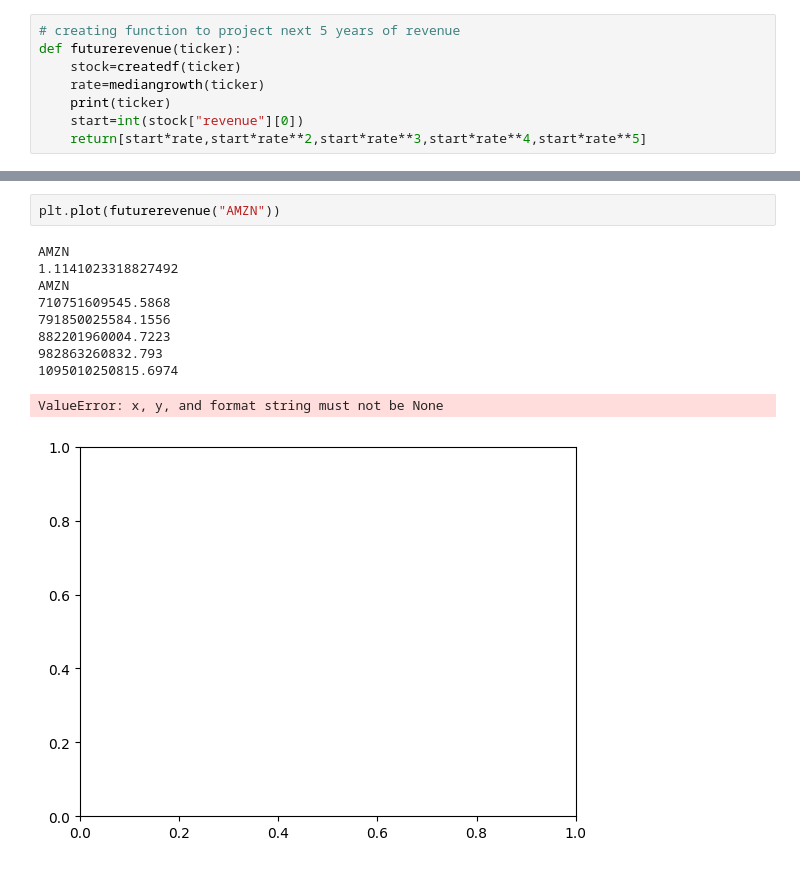
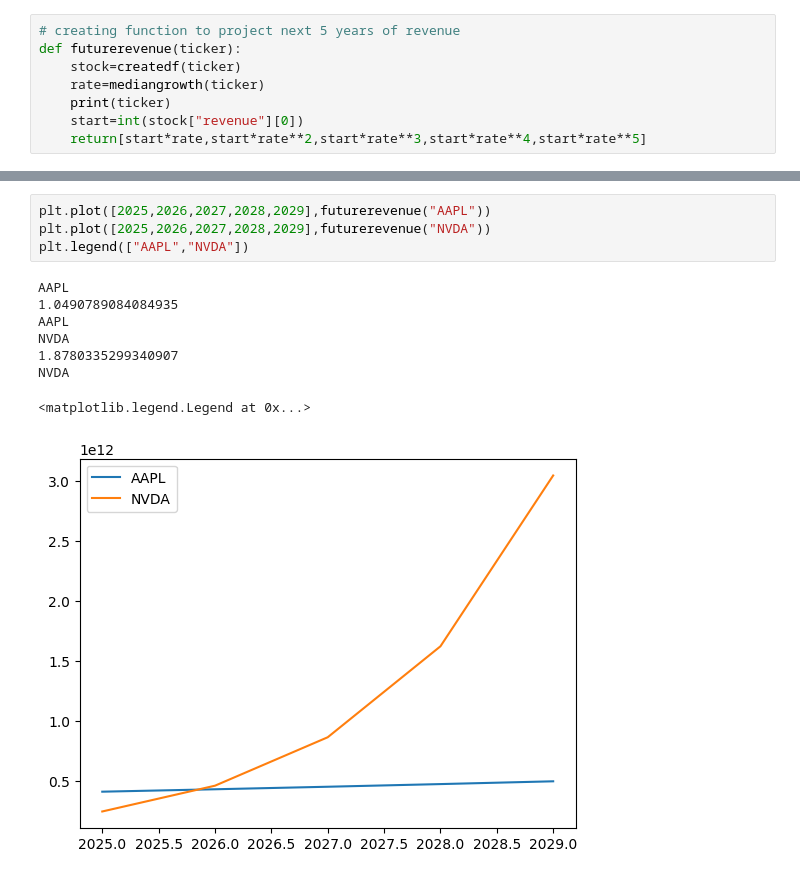
Before and after one commit to GeorgeVajagich/Income-Statement-PyTorch, a Jupyter notebook: Income Statement.ipynb, the cells around one changed output, grey strips where cells are left out. Saved outputs shown, nothing was run; the diff lists cells and outputs as text.

Commit message:
Modified a function and added a graph

```diff
--- a/Income Statement.ipynb
+++ b/Income Statement.ipynb
@@ -123,15 +118,15 @@ AMZN
  982863260832.793,
  1095010250815.6974]
 # %%
-plt.plot(futurerevenue("AMZN"))
+plt.plot([2025,2026,2027,2028,2029],futurerevenue("AAPL"))
+plt.plot([2025,2026,2027,2028,2029],futurerevenue("NVDA"))
+plt.legend(["AAPL","NVDA"])
 # %% [output]
-AMZN
-1.1141023318827492
-AMZN
-710751609545.5868
-791850025584.1556
-882201960004.7223
-982863260832.793
-1095010250815.6974
+AAPL
+1.0490789084084935
+AAPL
+NVDA
+1.8780335299340907
+NVDA
-ValueError: x, y, and format string must not be None
+<matplotlib.legend.Legend at 0x...>
-[figure, old version]
+[figure, new version]
```
Also changed, not shown: parts of 1 cell of this notebook.
